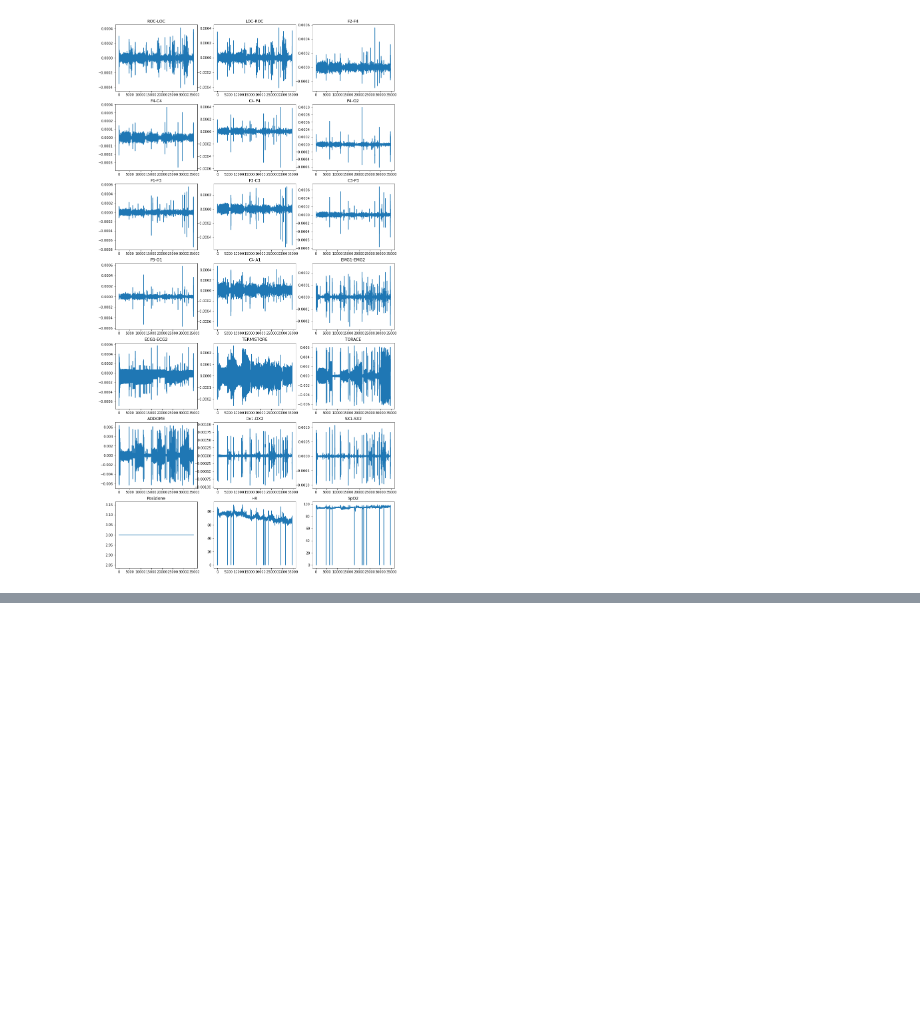
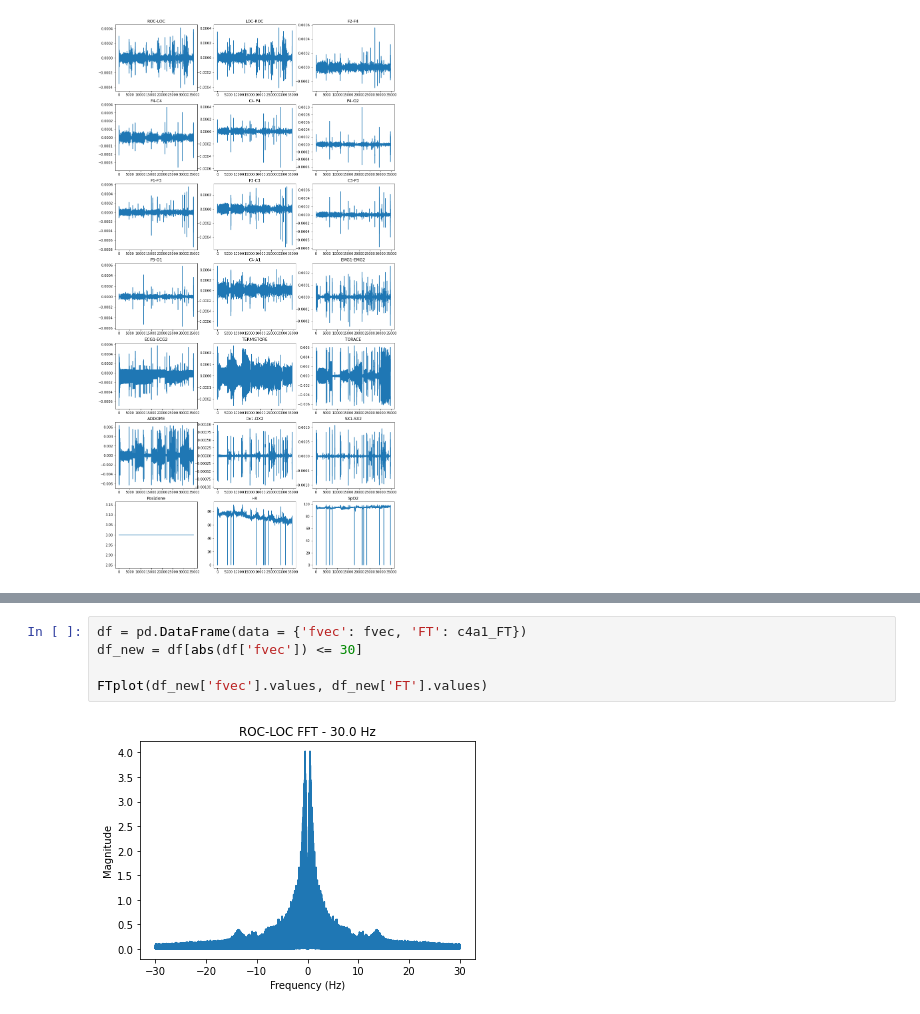
Before and after one commit to braden2447/BME671-Final-Project, a Jupyter notebook: test.ipynb, the cells around one changed output, grey strips where cells are left out. Saved outputs shown, nothing was run; the diff lists cells and outputs as text; blank space fills up the shorter version.

```diff
--- a/test.ipynb
+++ b/test.ipynb
@@ -104,0 +122,7 @@ FTplot(fvec, c4a1_FT)
+# %%
+df = pd.DataFrame(data = {'fvec': fvec, 'FT': c4a1_FT})
+df_new = df[abs(df['fvec']) <= 30]
+
+FTplot(df_new['fvec'].values, df_new['FT'].values)
+# %% [output]
+[figure, added]
```
Also changed, not shown: parts of 10 cells of this notebook, 2 other files.
